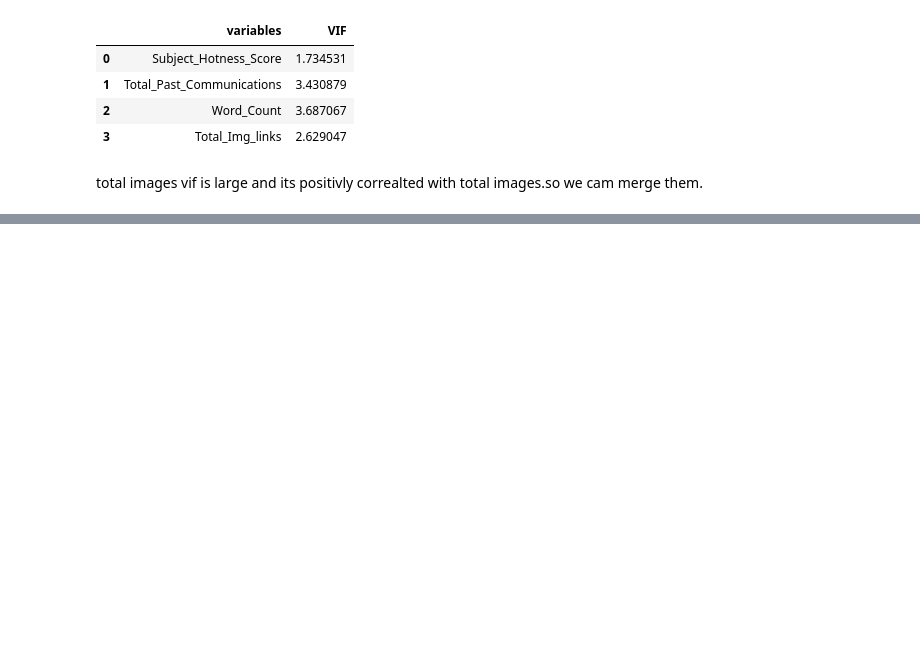
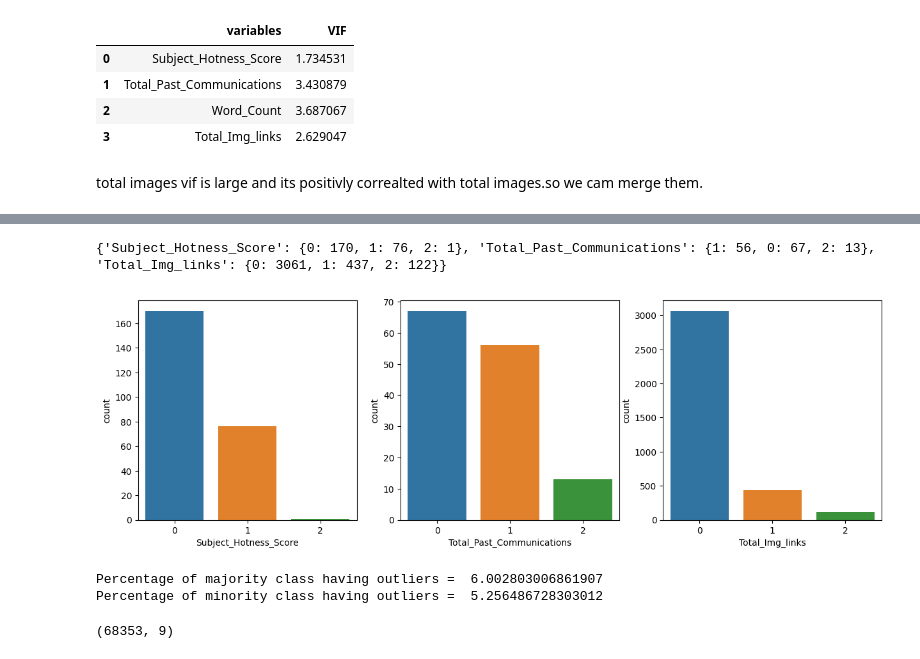
Before and after one commit to renukagore107/CAPSTONE-PROJECT-3--CLASSIFICATION, a Jupyter notebook: classification_data_email.ipynb, the cells around one changed output, grey strips where cells are left out. Saved outputs shown, nothing was run; the diff lists cells and outputs as text; code cells hidden in the pictures; blank space fills up the shorter version.

```diff
--- a/classification_data_email.ipynb
+++ b/classification_data_email.ipynb
@@ -388,7 +381,0 @@ sns.countplot(email_df['Email_Status'])
-# %%
-ax=email_df['Email_Status'].value_counts(normalize=True)*100
-ax.plot.bar()
-plt.title("email_status_percentage")
-for x,y in zip([0,1],ax):
-  plt.text(x,y,y)
-plt.show()
@@ -420,0 +392,48 @@ Index(['Email_Type', 'Subject_Hotness_Score', 'Email_Source_Type',
+# %%
+#removing Word_Count because it does'nt have outlier
+numerical_col.remove('Word_Count')
+
+fig = plt.figure(figsize = (15,10))
+ix = 1
+#dictionary d to store the count of each email_status
+d={}
+#iterating through each column which have outlier
+for x in [y for y in numerical_col]:
+    #Finding Quartile
+    q75,q25 = np.percentile(df.loc[:,x],[75,25])
+    #Calculating Inter Quartile Range
+    intr_qr = q75-q25
+    #Fixing Boundaries for outliers
+    max = q75+(1.5*intr_qr)
+    min = q25-(1.5*intr_qr)
+
+    #list y to store email_status of only outliers
+    y=[]
+    y=df.loc[df[x] < min]['Email_Status'].tolist()
+    y.append(df.loc[df[x] > max]['Email_Status'].tolist())
+    d[x]={}
+    for i in y[0]:
+      d[x][i] = d[x].get(i,0) + 1
+    ax1 = fig.add_subplot(2,3,ix)
+    sns.countplot(y[0],ax=ax1)
+    plt.xlabel(x)
+    ix = ix +1
+print(d)
+# %% [output]
+{'Subject_Hotness_Score': {0: 170, 1: 76, 2: 1}, 'Total_Past_Communications': {1: 56, 0: 67, 2: 13}, 'Total_Img_links': {0: 3061, 1: 437, 2: 122}}
+[figure, added]
+# %%
+#finding the percentage of minority classs going to be affected by outliers
+sum_min=0
+sum_maj=0
+for x in [y for y in numerical_col]:
+  sum_min+=d[x][1]
+  sum_min+=d[x][2]
+  sum_maj+=d[x][0]
+total=df.groupby('Email_Status').count()['Email_Type'][1]+df.groupby('Email_Status').count()['Email_Type'][2]
+total_0=df.groupby('Email_Status').count()['Email_Type'][0]
+print("Percentage of majority class having outliers = ",100*sum_maj/total_0)
+print("Percentage of minority class having outliers = ",100*sum_min/total)
+# %% [output]
+Percentage of majority class having outliers =  6.002803006861907
+Percentage of minority class having outliers =  5.256486728303012
@@ -420,0 +442,5 @@ Index(['Email_Type', 'Subject_Hotness_Score', 'Email_Source_Type',
+# %%
+#Dropping Email_ID column
+print(df.shape)
+# %% [output]
+(68353, 9)
```
Also changed, not shown: parts of 25 cells of this notebook.
